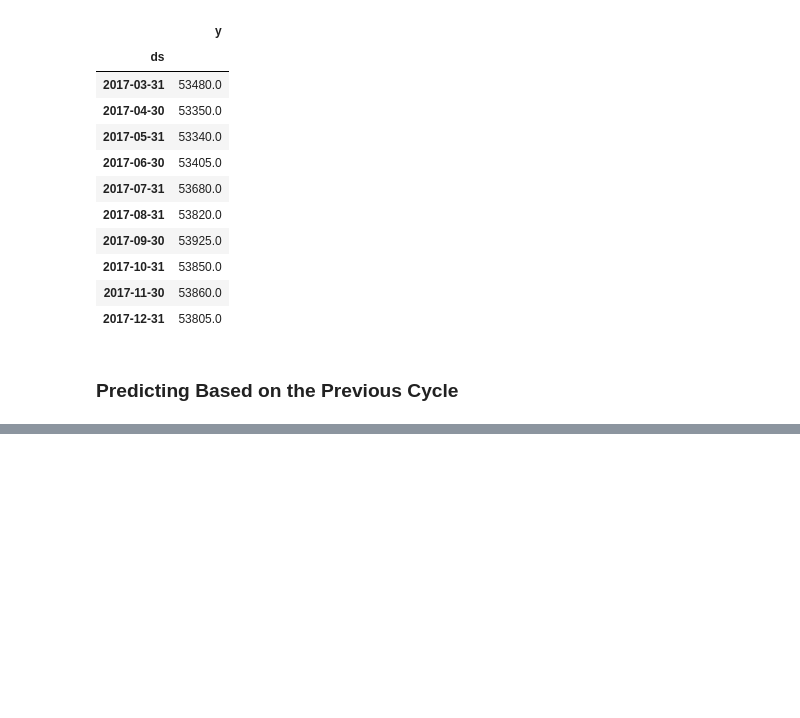
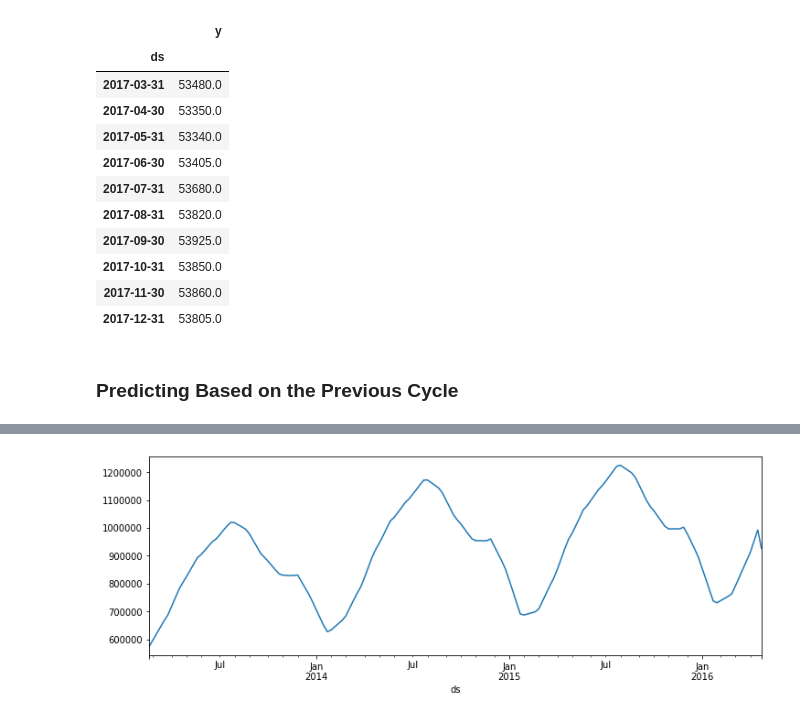
Before and after one commit to Jacqueline-A-Shay/ds-methodologies-exercises, a Jupyter notebook: time_series/Model.ipynb, the cells around one changed output, grey strips where cells are left out. Saved outputs shown, nothing was run; the diff lists cells and outputs as text; code cells hidden in the pictures; blank space fills up the shorter version.

```diff
--- a/time_series/Model.ipynb
+++ b/time_series/Model.ipynb
@@ -600,0 +690,7 @@ Text(0, 0.5, 'RMSE')
+# %%
+def prep_store_data(df:pd.DataFrame) -> pd.DataFrame:
+    return (df.assign(ds = pd.to_datetime(df.sale_date)).sort_values('ds')
+            .assign(y = df.sale_amount * df.item_price)
+            .groupby(['ds'])['y'].sum().reset_index().set_index('ds'))
+# %%
+df = prep_store_data(df)
@@ -600,0 +707,15 @@ Text(0, 0.5, 'RMSE')
+# %%
+def split_store_data(df, train_prop):
+    train_size = int(len(df) * train_prop)
+    train, test = df[0:train_size].reset_index(), df[train_size:len(df)].reset_index()
+    # confirm split
+    print(train.tail())
+    print(test.head())
+    print('Observations: %d' % (len(df)))
+    print('Training Observations: %d' % (len(train)))
+    print('Testing Observations: %d' % (len(test)))
+    train = train.set_index('ds')
+    test = test.set_index('ds')
+    return train, test
+# %%
+train, test = split_store_data(df, 0.66)
@@ -600,0 +748,6 @@ Text(0, 0.5, 'RMSE')
+# %%
+train_weekly_rolling_mean = train.resample('W').sum().rolling(8, min_periods=8).mean().dropna()
+train_weekly_rolling_mean.plot(figsize=(12, 4), legend=False)
+plt.show()
+# %% [output]
+[figure, added]
```
Also changed, not shown: parts of 21 cells of this notebook, 3 other files.
